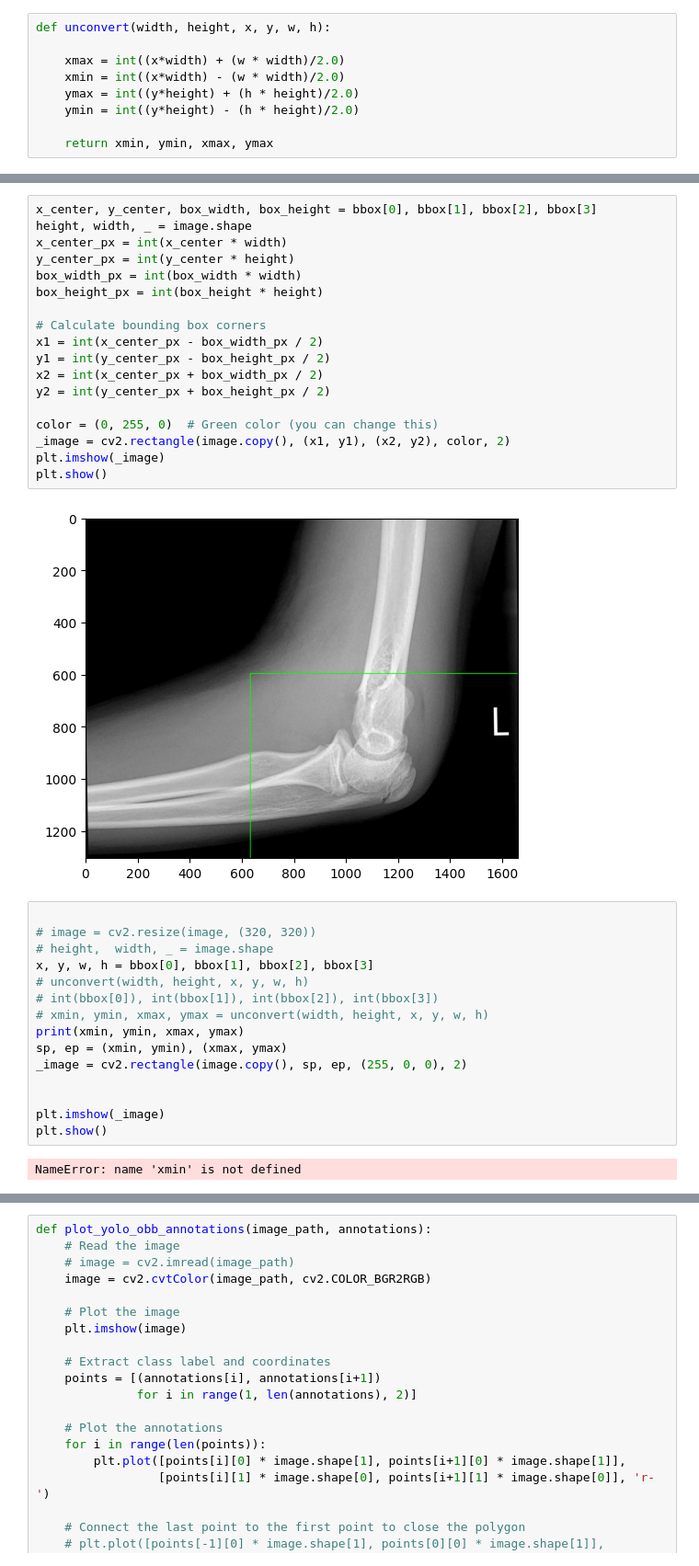
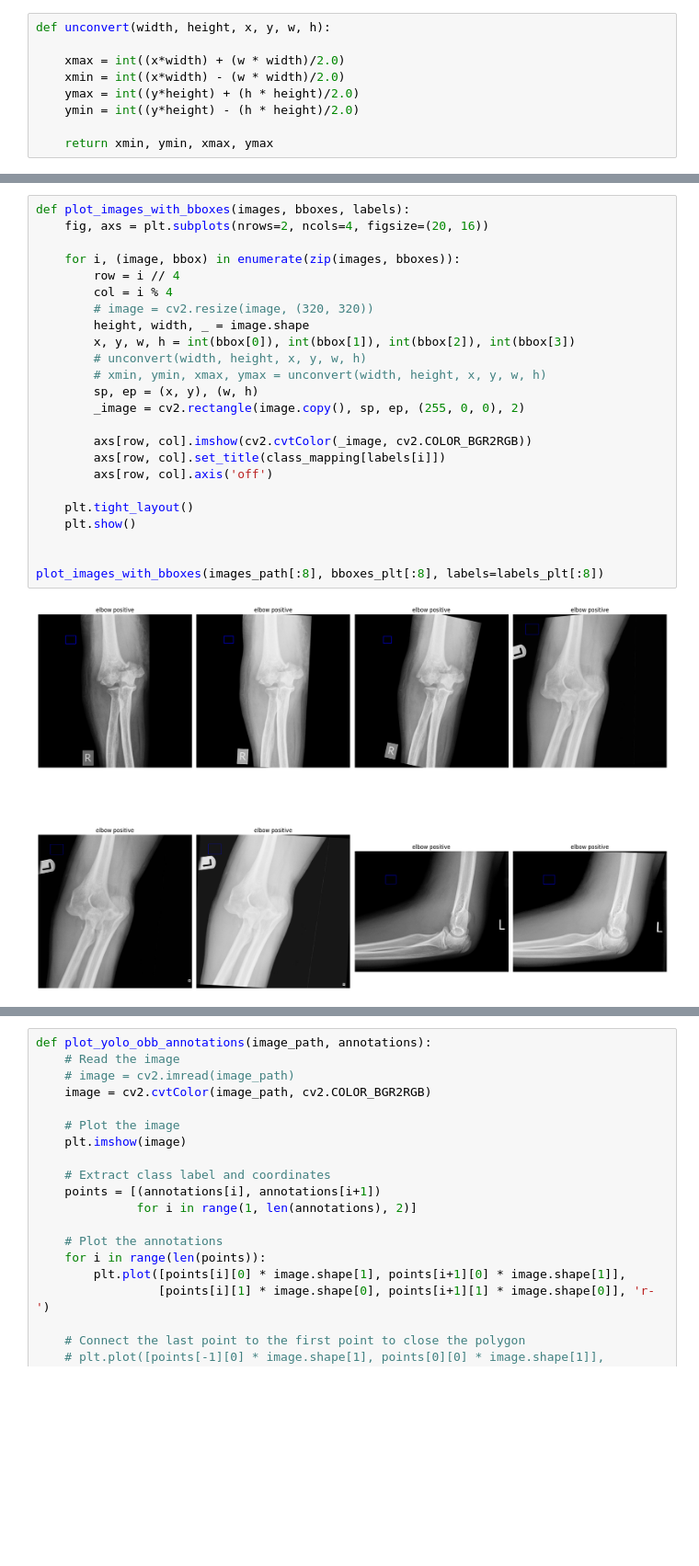
Before and after one commit to vivekpatel99/bone-fracture-detection-pytorch, a Jupyter notebook: 01_preprocessing.ipynb, the cells around one changed output, grey strips where cells are left out. Shown at 92% size. Saved outputs shown, nothing was run; the diff lists cells and outputs as text; blank space fills up the shorter version.

```diff
--- a/01_preprocessing.ipynb
+++ b/01_preprocessing.ipynb
@@ -312,37 +308,26 @@ plt.show()
-# %%
-x_center, y_center, box_width, box_height = bbox[0], bbox[1], bbox[2], bbox[3]
-height, width, _ = image.shape
-x_center_px = int(x_center * width)
-y_center_px = int(y_center * height)
-box_width_px = int(box_width * width)
-box_height_px = int(box_height * height)
-
-# Calculate bounding box corners
-x1 = int(x_center_px - box_width_px / 2)
-y1 = int(y_center_px - box_height_px / 2)
-x2 = int(x_center_px + box_width_px / 2)
-y2 = int(y_center_px + box_height_px / 2)
-
-color = (0, 255, 0)  # Green color (you can change this)
-_image = cv2.rectangle(image.copy(), (x1, y1), (x2, y2), color, 2)
-plt.imshow(_image)
-plt.show()
-# %% [output]
-[figure, removed]
 # %%
+def plot_images_with_bboxes(images, bboxes, labels):
+    fig, axs = plt.subplots(nrows=2, ncols=4, figsize=(20, 16))
 
-# image = cv2.resize(image, (320, 320))
-# height,  width, _ = image.shape
-x, y, w, h = bbox[0], bbox[1], bbox[2], bbox[3]
-# unconvert(width, height, x, y, w, h)
-# int(bbox[0]), int(bbox[1]), int(bbox[2]), int(bbox[3])
-# xmin, ymin, xmax, ymax = unconvert(width, height, x, y, w, h)
-print(xmin, ymin, xmax, ymax)
-sp, ep = (xmin, ymin), (xmax, ymax)
-_image = cv2.rectangle(image.copy(), sp, ep, (255, 0, 0), 2)
+    for i, (image, bbox) in enumerate(zip(images, bboxes)):
+        row = i // 4
+        col = i % 4
+        # image = cv2.resize(image, (320, 320))
+        height, width, _ = image.shape
+        x, y, w, h = int(bbox[0]), int(bbox[1]), int(bbox[2]), int(bbox[3])
+        # unconvert(width, height, x, y, w, h)
+        # xmin, ymin, xmax, ymax = unconvert(width, height, x, y, w, h)
+        sp, ep = (x, y), (w, h)
+        _image = cv2.rectangle(image.copy(), sp, ep, (255, 0, 0), 2)
+
+        axs[row, col].imshow(cv2.cvtColor(_image, cv2.COLOR_BGR2RGB))
+        axs[row, col].set_title(class_mapping[labels[i]])
+        axs[row, col].axis('off')
+
+    plt.tight_layout()
+    plt.show()
 
 
-plt.imshow(_image)
-plt.show()
+plot_images_with_bboxes(images_path[:8], bboxes_plt[:8], labels=labels_plt[:8])
 # %% [output]
-NameError: name 'xmin' is not defined
+[figure, added]
```
Also changed, not shown: parts of 15 cells of this notebook, 2 other files.
